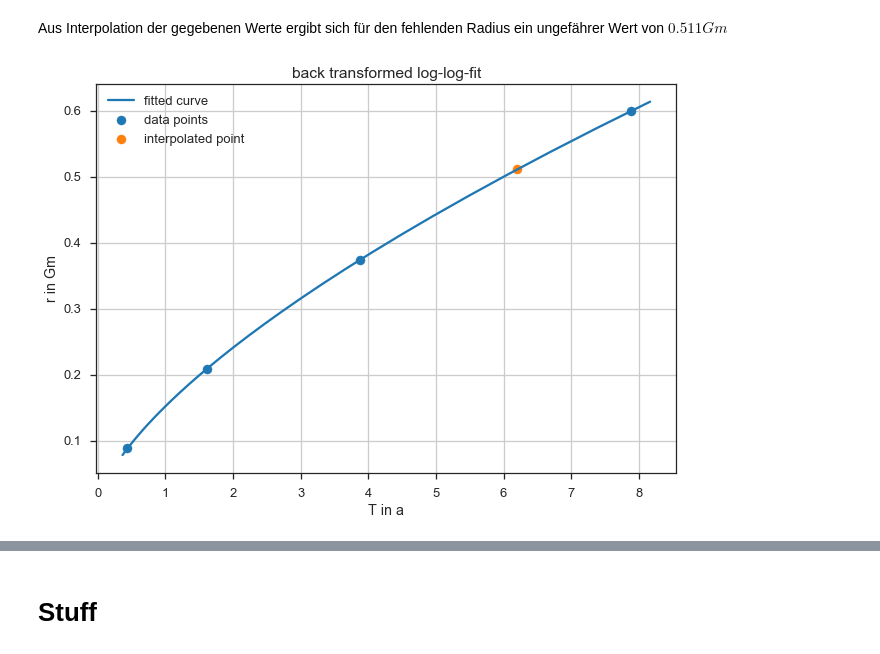
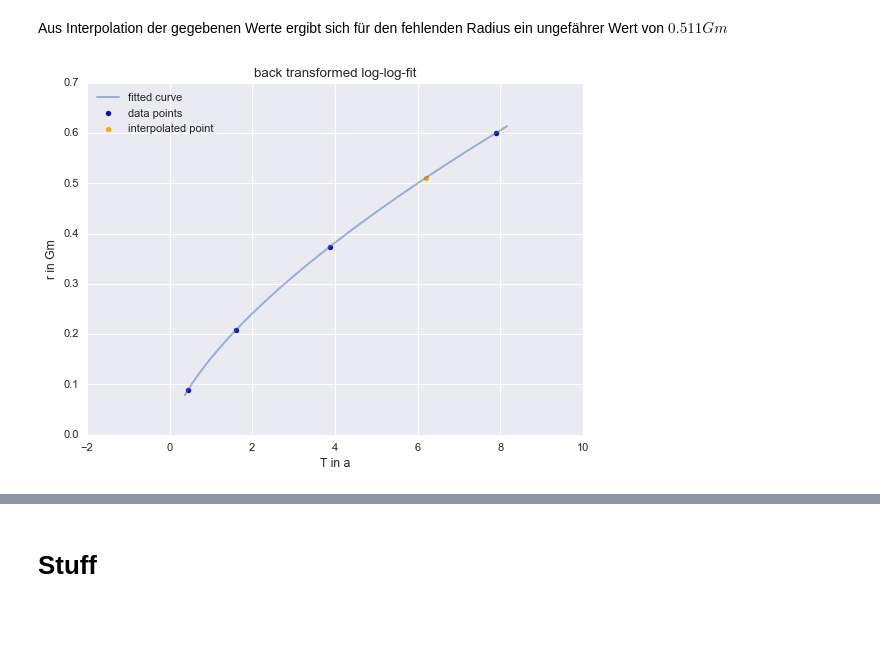
Before and after one commit to EkaterinaKasina/modellbildung_simulation, a Jupyter notebook: Blatt2/Abgabe2.ipynb, the cells around one changed output, grey strips where cells are left out. Cells and saved outputs as stored; diff of their text form; code cells hidden in the pictures; blank space fills up the shorter version.

```diff
--- a/Blatt2/Abgabe2.ipynb
+++ b/Blatt2/Abgabe2.ipynb
@@ -5,4 +5,5 @@ import matplotlib.pyplot as plt
 import numpy as np
 from pylab import polyfit
 import math
-plt.style.use(['seaborn-talk', 'seaborn-ticks'])
+#plt.style.use(['seaborn-talk', 'seaborn-ticks'])
+plt.style.use('seaborn-notebook')
@@ -87,23 +108,23 @@ Aus Interpolation der gegebenen Werte ergibt sich für den fehlenden Radius ein
 # %%
 # fitting log log data
 deg1_log = polyfit(np.log(data1[:,0]),np.log(data1[:,1]),deg=1)
 
 # predict missing value
 new_point = math.e**poly(deg1_log,np.log(6.2))
 
 # plot back transformed log log interpolation and data points, including missing point
 X = [i for i in np.arange(-1,np.log(9),0.1)]
-plt.plot([math.e**x for x in X],[math.e**poly(deg1_log,x) for x in X])
+plt.plot([math.e**x for x in X],[math.e**poly(deg1_log,x) for x in X], alpha = 0.5)
 plt.scatter(data1[:,0],data1[:,1])
-plt.scatter(data.values[3,0],new_point)
+plt.scatter(data.values[3,0],new_point,color = 'orange')
 plt.title('back transformed log-log-fit')
 plt.xlabel('T in a')
 plt.ylabel('r in Gm')
-plt.legend(['fitted curve','data points','interpolated point'])
+plt.legend(['fitted curve','data points','interpolated point'], framealpha = 0.5, loc = 0)
 plt.grid(True)
 plt.show()
 # %% [output]
-[figure, old version]
+[figure, new version]
 # %% [markdown]
 ### Aufgabe 2
 Schreiben Sie ein Programm, das die Differentialgleichung
```
Also changed, not shown: parts of 15 cells of this notebook, 1 other file.
